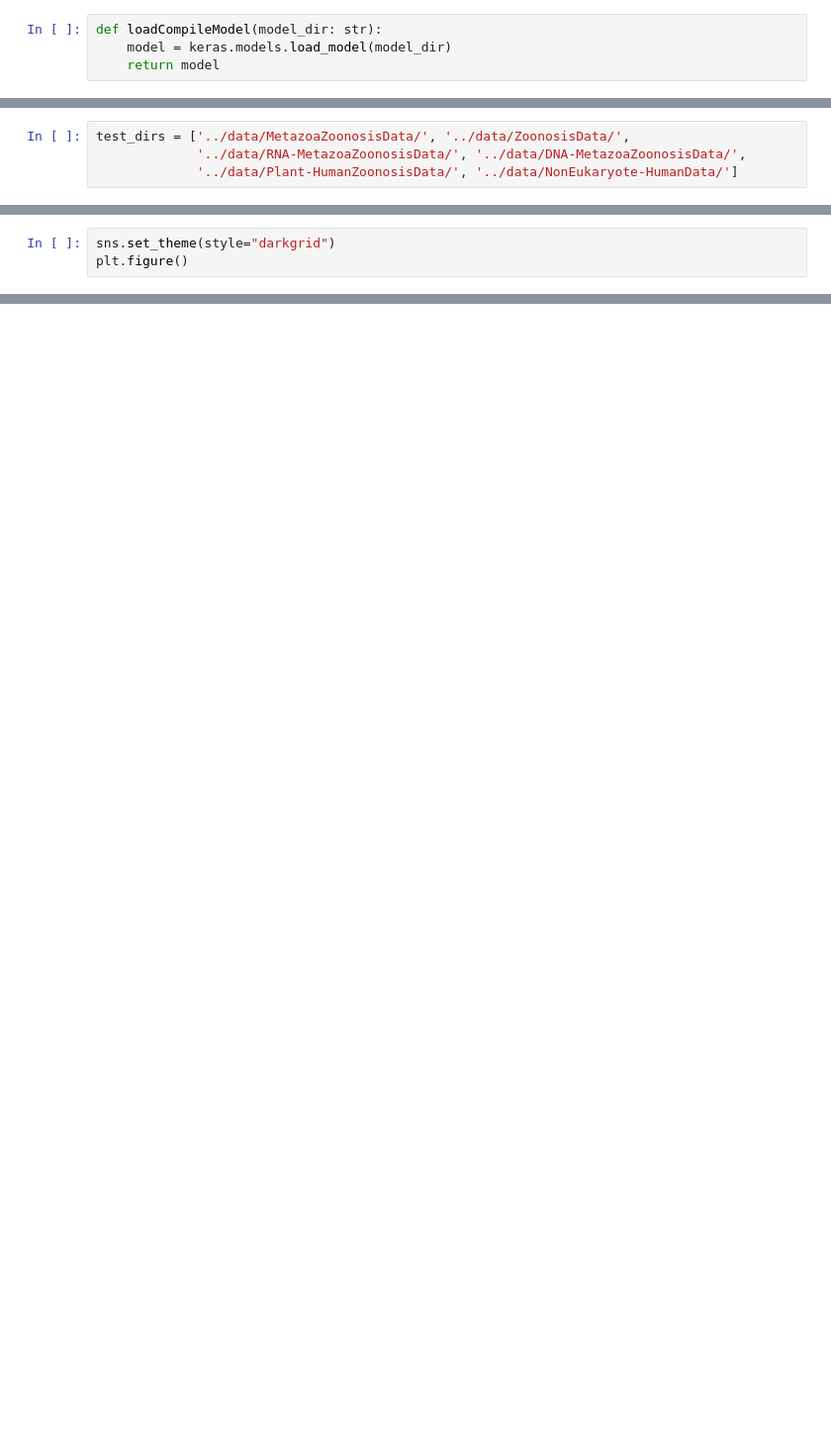
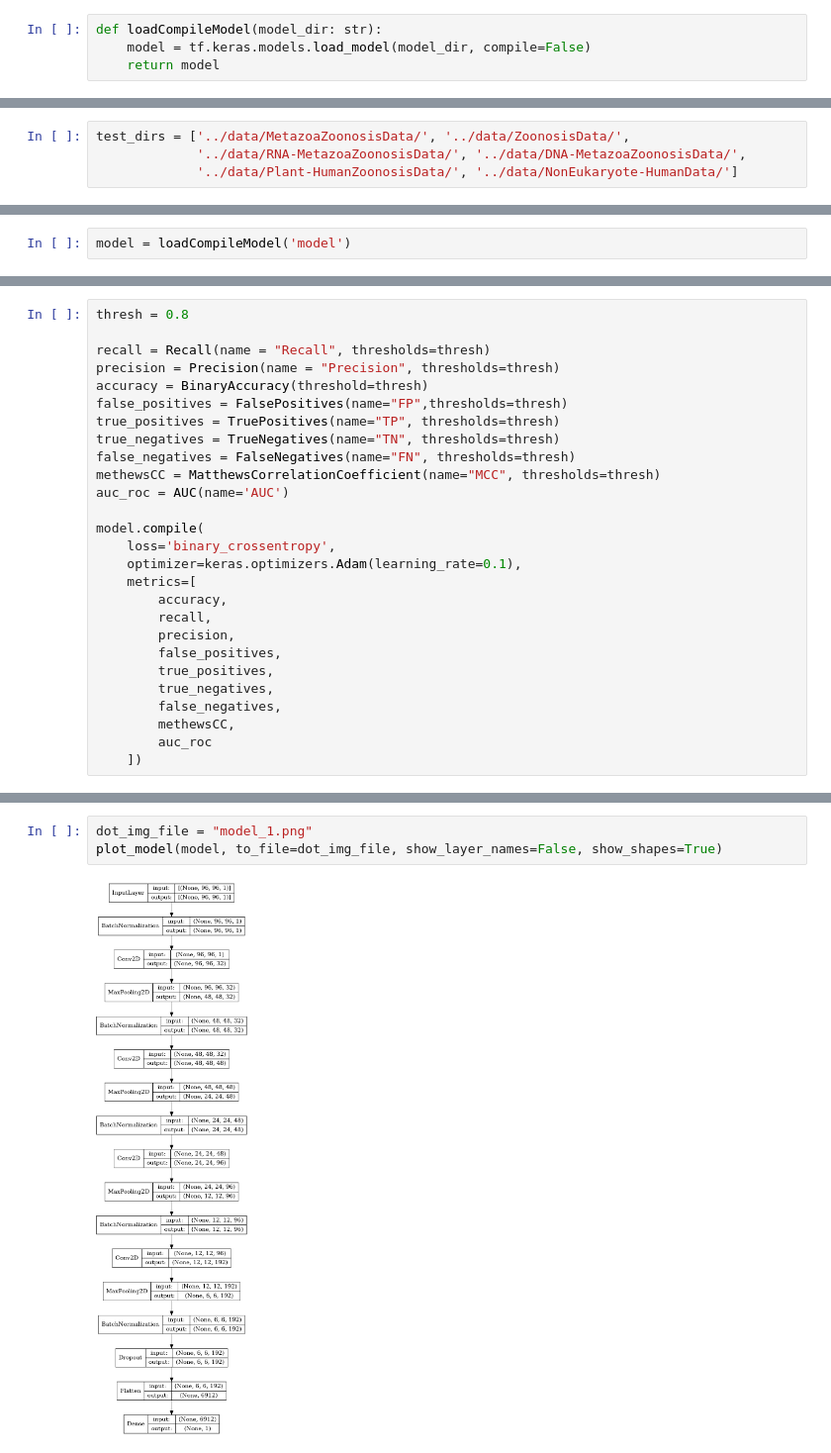
Before and after one commit to Rudolph-afk/Zoon0PredV, a Jupyter notebook: notebooks/Results.ipynb, the cells around one changed output, grey strips where cells are left out. Shown at 99% size. Saved outputs shown, nothing was run; the diff lists cells and outputs as text; blank space fills up the shorter version.

```diff
--- a/notebooks/Results.ipynb
+++ b/notebooks/Results.ipynb
@@ -19,6 +121,6 @@ for device in physical_devices:
 # %%
 def loadCompileModel(model_dir: str):
-    model = keras.models.load_model(model_dir)
+    model = tf.keras.models.load_model(model_dir, compile=False)
     return model
 # %%
 def loadTestData(directory: str):
@@ -132,3 +174,0 @@ accuracy
-# %%
-sns.set_theme(style="darkgrid")
-plt.figure()
@@ -145,0 +175,2 @@ plot_ROC_curve('Zoonosis', FP, TP, auc, mcc)
+# %%
+model = loadCompileModel('model')
@@ -145,0 +179,27 @@ plot_ROC_curve('Zoonosis', FP, TP, auc, mcc)
+# %%
+thresh = 0.8
+
+recall = Recall(name = "Recall", thresholds=thresh)
+precision = Precision(name = "Precision", thresholds=thresh)
+accuracy = BinaryAccuracy(threshold=thresh)
+false_positives = FalsePositives(name="FP",thresholds=thresh)
+true_positives = TruePositives(name="TP", thresholds=thresh)
+true_negatives = TrueNegatives(name="TN", thresholds=thresh)
+false_negatives = FalseNegatives(name="FN", thresholds=thresh)
+methewsCC = MatthewsCorrelationCoefficient(name="MCC", thresholds=thresh)
+auc_roc = AUC(name='AUC')
+
+model.compile(
+    loss='binary_crossentropy',
+    optimizer=keras.optimizers.Adam(learning_rate=0.1),
+    metrics=[
+        accuracy,
+        recall,
+        precision,
+        false_positives,
+        true_positives,
+        true_negatives,
+        false_negatives,
+        methewsCC,
+        auc_roc
+    ])
@@ -145,0 +230,5 @@ plot_ROC_curve('Zoonosis', FP, TP, auc, mcc)
+# %%
+dot_img_file = "model_1.png"
+plot_model(model, to_file=dot_img_file, show_layer_names=False, show_shapes=True)
+# %% [output]
+[figure, added]
```
Also changed, not shown: parts of 71 cells of this notebook, 1 other file.
